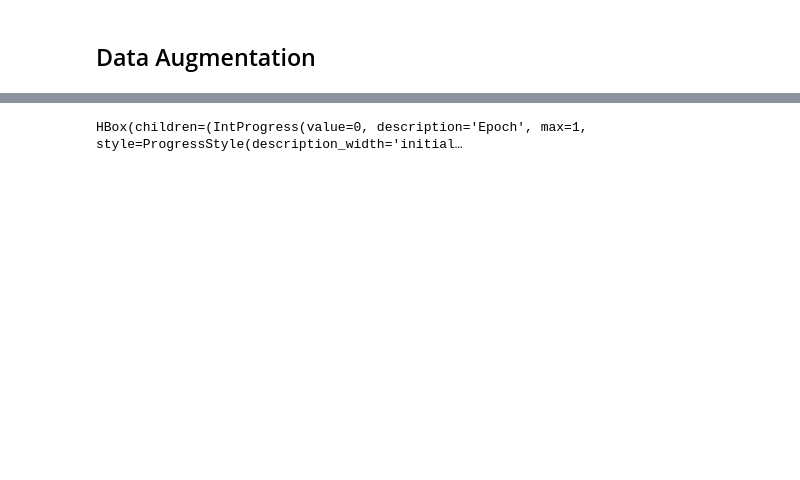
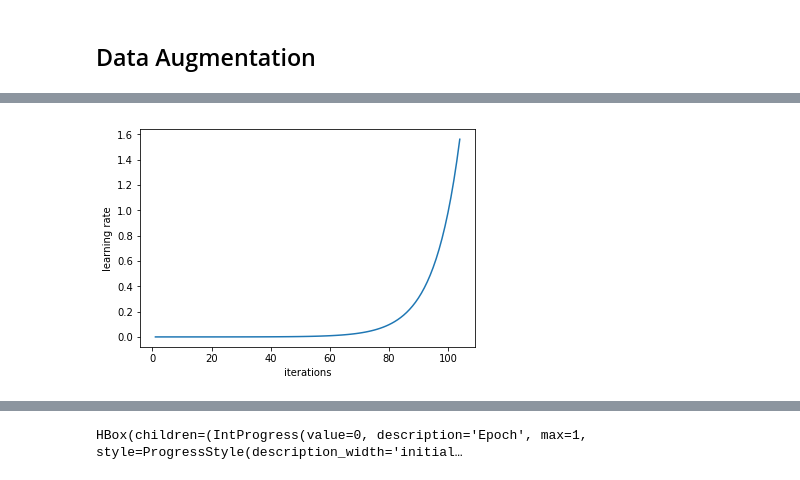
Before and after one commit to Amateur-Mastermind/fastai_dl1_scratch, a Jupyter notebook: seedlings_competition.ipynb, the cells around one changed output, grey strips where cells are left out. Cells and saved outputs as stored; diff of their text form; code cells hidden in the pictures; blank space fills up the shorter version.

```diff
--- a/seedlings_competition.ipynb
+++ b/seedlings_competition.ipynb
@@ -180,0 +122,4 @@ learn = ConvLearner.pretrained(arch, data, precompute=True, ps=0.5)
+# %%
+learn.sched.plot_lr()
+# %% [output]
+[figure, added]
```
Also changed, not shown: parts of 39 cells of this notebook.
